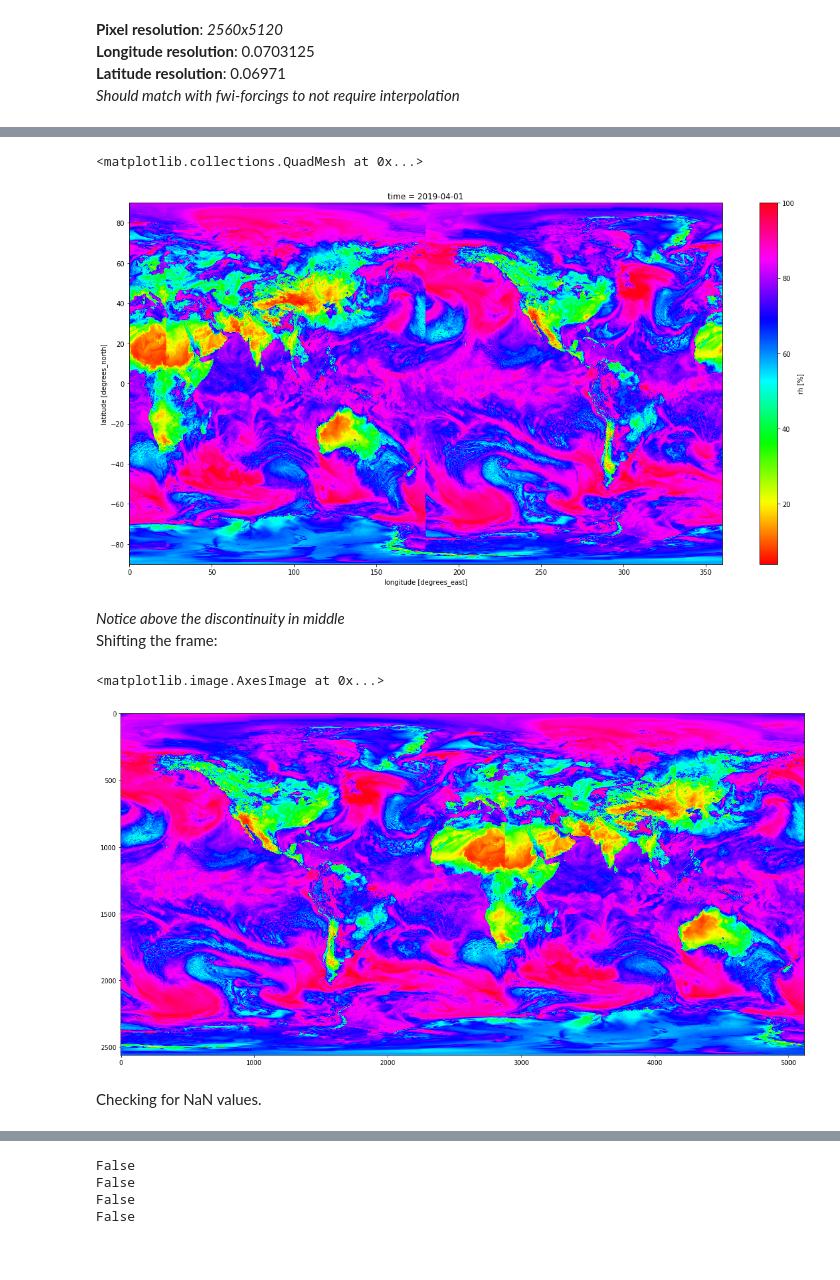
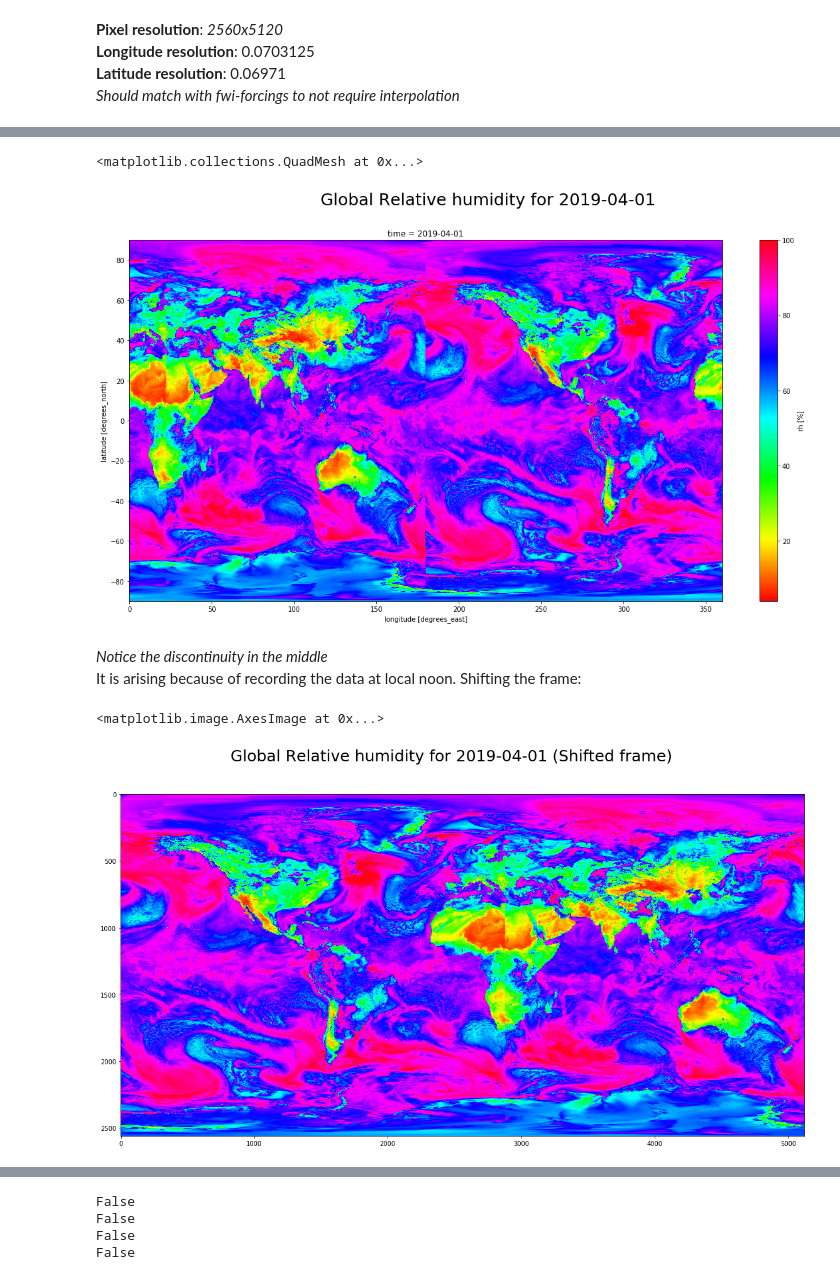
Before and after one commit to tejasvi/deepFWI, a Jupyter notebook: data/fwi_global/fwi_forcings.ipynb, the cells around one changed output, grey strips where cells are left out. Saved outputs shown, nothing was run; the diff lists cells and outputs as text; code cells hidden in the pictures.

```diff
--- a/data/fwi_global/fwi_forcings.ipynb
+++ b/data/fwi_global/fwi_forcings.ipynb
@@ -135,17 +151,15 @@ Climate Data Operators version 1.9.8 (https://mpimet.mpg.de/cdo)
 # %%
-plt.figure(figsize = (20,10))
+plt.figure(figsize = (20,10)).suptitle('Global Relative humidity for 2019-04-01', fontsize=25)
 proc.rh[0].plot(cmap='hsv')
 # %% [output]
 <matplotlib.collections.QuadMesh at 0x...>
-[figure, old version]
+[figure, new version]
 # %% [markdown]
-*Notice above the discontinuity in middle*<br>
-Shifting the frame:
+*Notice the discontinuity in the middle*<br>
+It is arising because of recording the data at local noon. Shifting the frame:
 # %%
-plt.figure(figsize = (20,10))
+plt.figure(figsize = (20,10)).suptitle('Global Relative humidity for 2019-04-01 (Shifted frame)', fontsize=25)
 plt.imshow(np.concatenate((proc.rh[0].values[:,2560:], proc.rh[0].values[:,:2560]), axis=1), cmap='hsv')
 # %% [output]
 <matplotlib.image.AxesImage at 0x...>
-[figure, old version]
+[figure, new version]
-# %% [markdown]
-Checking for NaN values.
```
Also changed, not shown: parts of 24 cells of this notebook.
